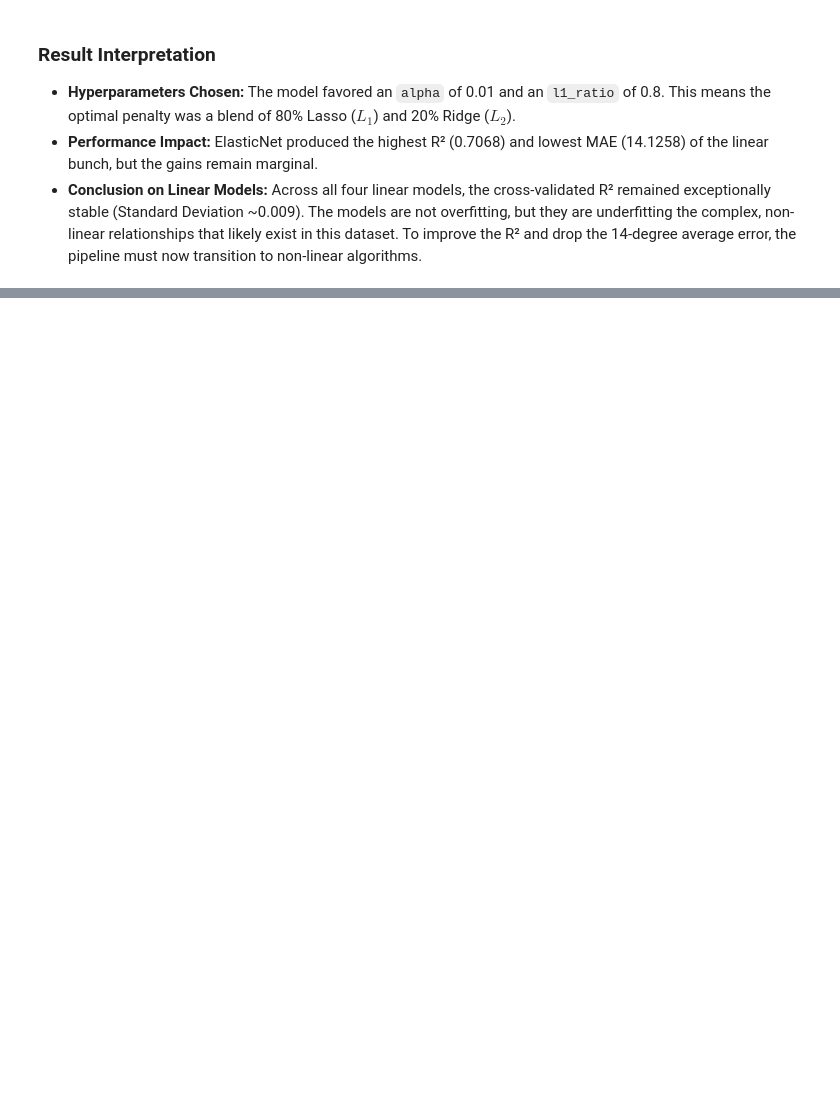
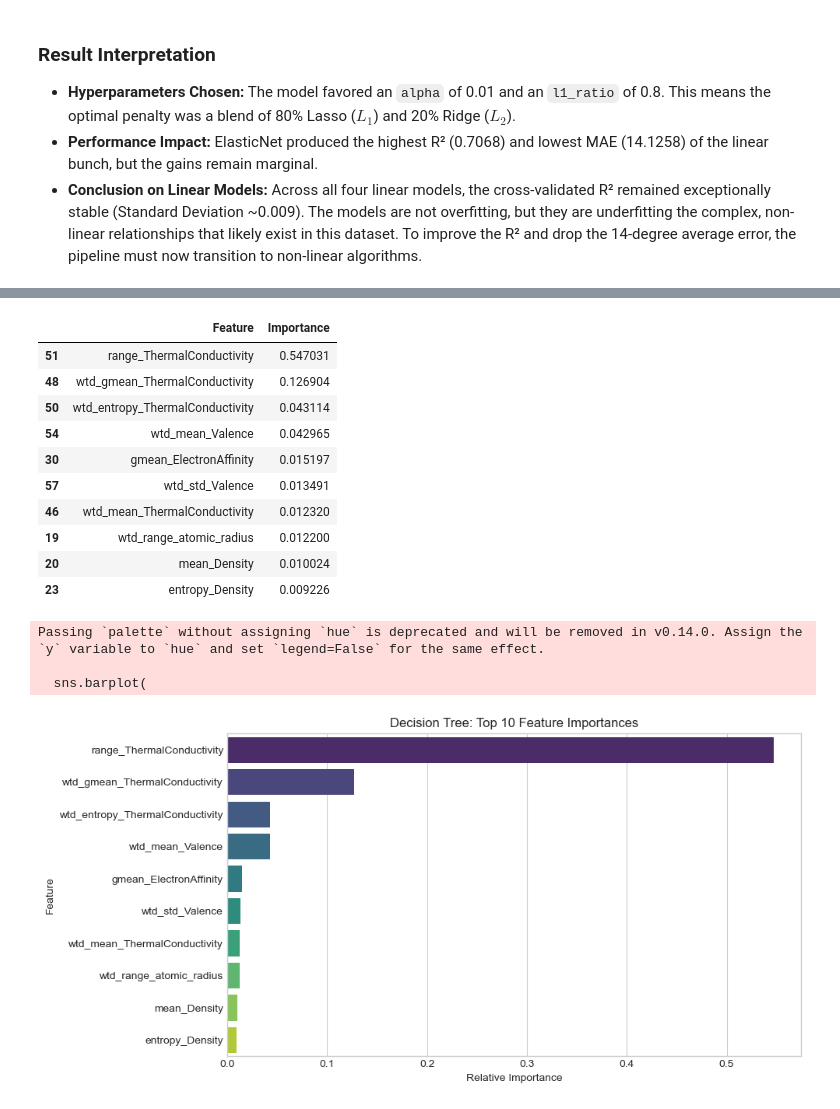
Before and after one commit to Phyboc/Machine-Learning-CaseStudy, a Jupyter notebook: src/regression/regression.ipynb, the cells around one changed output, grey strips where cells are left out. Cells and saved outputs as stored; diff of their text form; code cells hidden in the pictures; blank space fills up the shorter version.

Commit message:
regression models 5-7 added

```diff
--- a/src/regression/regression.ipynb
+++ b/src/regression/regression.ipynb
@@ -171,7 +170,7 @@ def evaluate_model(model, X_train, y_train, X_test, y_test, n_splits=5):
 
     # 4. Calculate 5-fold cross-validated R2 on the training set
     kf = KFold(n_splits=n_splits, shuffle=True, random_state=42)
-    cv_scores = cross_val_score(model, X_train, y_train, cv=kf, scoring='r2')
+    cv_scores = cross_val_score(model, X_train, y_train, cv=kf, scoring='r2', n_jobs=-1)
     cv_r2_mean = cv_scores.mean()
 
     # 5. Print the formatted results
@@ -383,0 +439,56 @@ CV R² Std Dev:      0.0090 (indicates stability)
+# %%
+# Model 6: Decision Tree Regressor
+from sklearn.tree import DecisionTreeRegressor
+from sklearn.model_selection import GridSearchCV
+import matplotlib.pyplot as plt
+import seaborn as sns
+import pandas as pd
+
+# 1. Define hyperparameter grid for max_depth
+dt_params = {
+    'max_depth': [6, 8, 10, 12, 15, 20, None]
+}
+
+# 2. Run GridSearch with 5-fold cross-validation
+dt_grid = GridSearchCV(
+    DecisionTreeRegressor(random_state=42),
+    dt_params,
+    cv=5,
+    scoring='r2',
+    n_jobs=-1
+)
+dt_grid.fit(X_train_scaled, y_train)
+
+best_dt = dt_grid.best_estimator_
+
+print("=== Model 6: Decision Tree Regressor ===")
+print(f"Best max_depth tuned: {dt_grid.best_params_['max_depth']}\n")
+
+# 3. Evaluate the best model
+model_results_dict['Decision Tree'] = evaluate_model(
+    best_dt, X_train_scaled, y_train, X_test_scaled, y_test
+)
+
+# 4. Feature Importance Extraction & Visualisation
+feature_importances = pd.DataFrame({
+    'Feature': X_train_scaled.columns,
+    'Importance': best_dt.feature_importances_
+}).sort_values(by='Importance', ascending=False)
+
+print("\n--- Top 10 Most Important Features ---")
+display(feature_importances.head(10))
+
+# Plot top 10 features
+plt.figure(figsize=(10, 5))
+sns.barplot(
+    data=feature_importances.head(10),
+    x='Importance',
+    y='Feature',
+    palette='viridis'
+)
+plt.title('Decision Tree: Top 10 Feature Importances')
+plt.xlabel('Relative Importance')
+plt.ylabel('Feature')
+plt.tight_layout()
+plt.show()
+# %% [output]
@@ -383,0 +507,15 @@ CV R² Std Dev:      0.0090 (indicates stability)
+|  | Feature | Importance |
+| 51 | range_ThermalConductivity | 0.547031 |
+| 48 | wtd_gmean_ThermalConductivity | 0.126904 |
+| 50 | wtd_entropy_ThermalConductivity | 0.043114 |
+| 54 | wtd_mean_Valence | 0.042965 |
+| 30 | gmean_ElectronAffinity | 0.015197 |
+| 57 | wtd_std_Valence | 0.013491 |
+| 46 | wtd_mean_ThermalConductivity | 0.012320 |
+| 19 | wtd_range_atomic_radius | 0.012200 |
+| 20 | mean_Density | 0.010024 |
+| 23 | entropy_Density | 0.009226 |
+Passing `palette` without assigning `hue` is deprecated and will be removed in v0.14.0. Assign the `y` variable to `hue` and set `legend=False` for the same effect.
+
+  sns.barplot(
+[figure, added]
```
Also changed, not shown: parts of 14 cells of this notebook.
